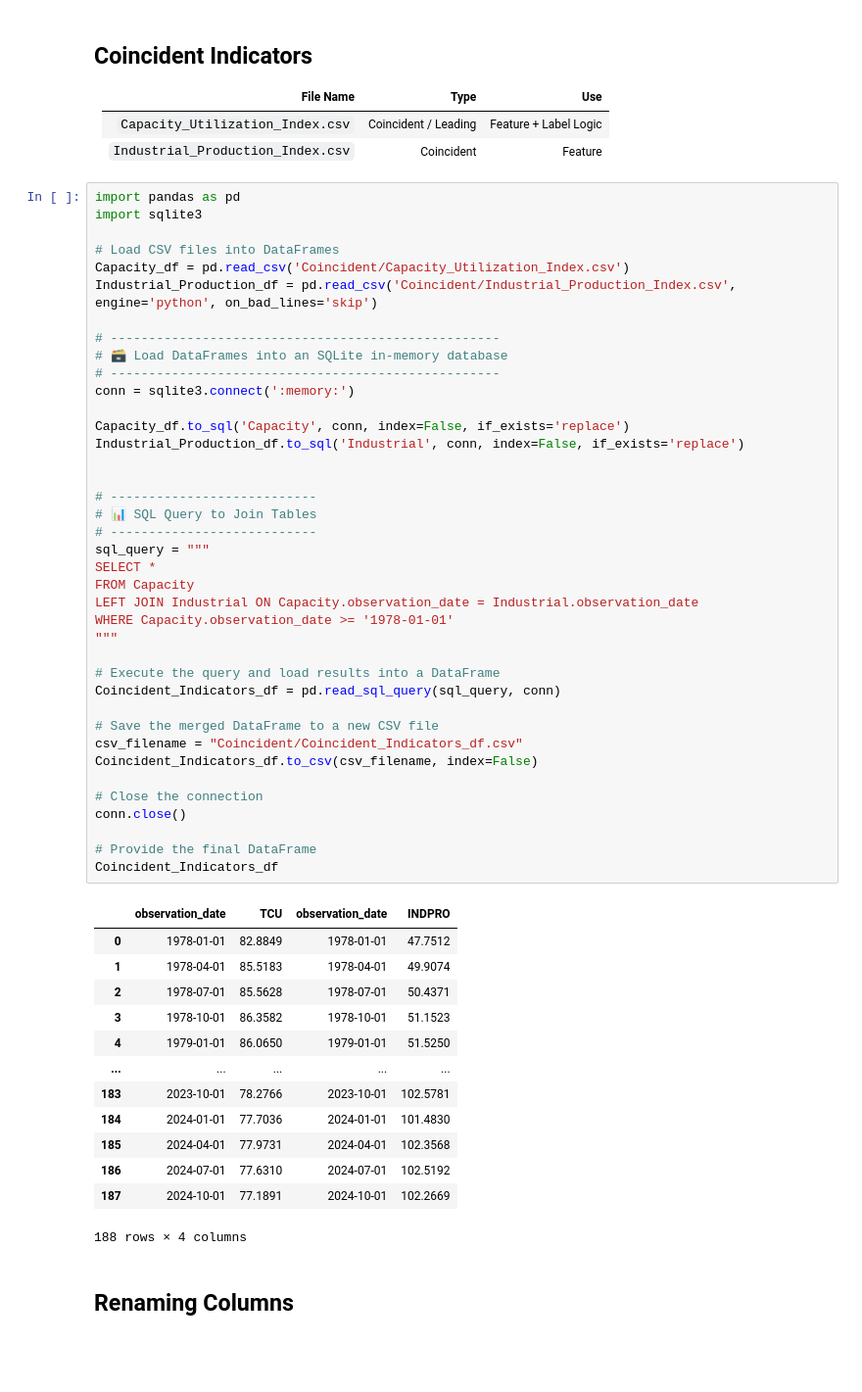
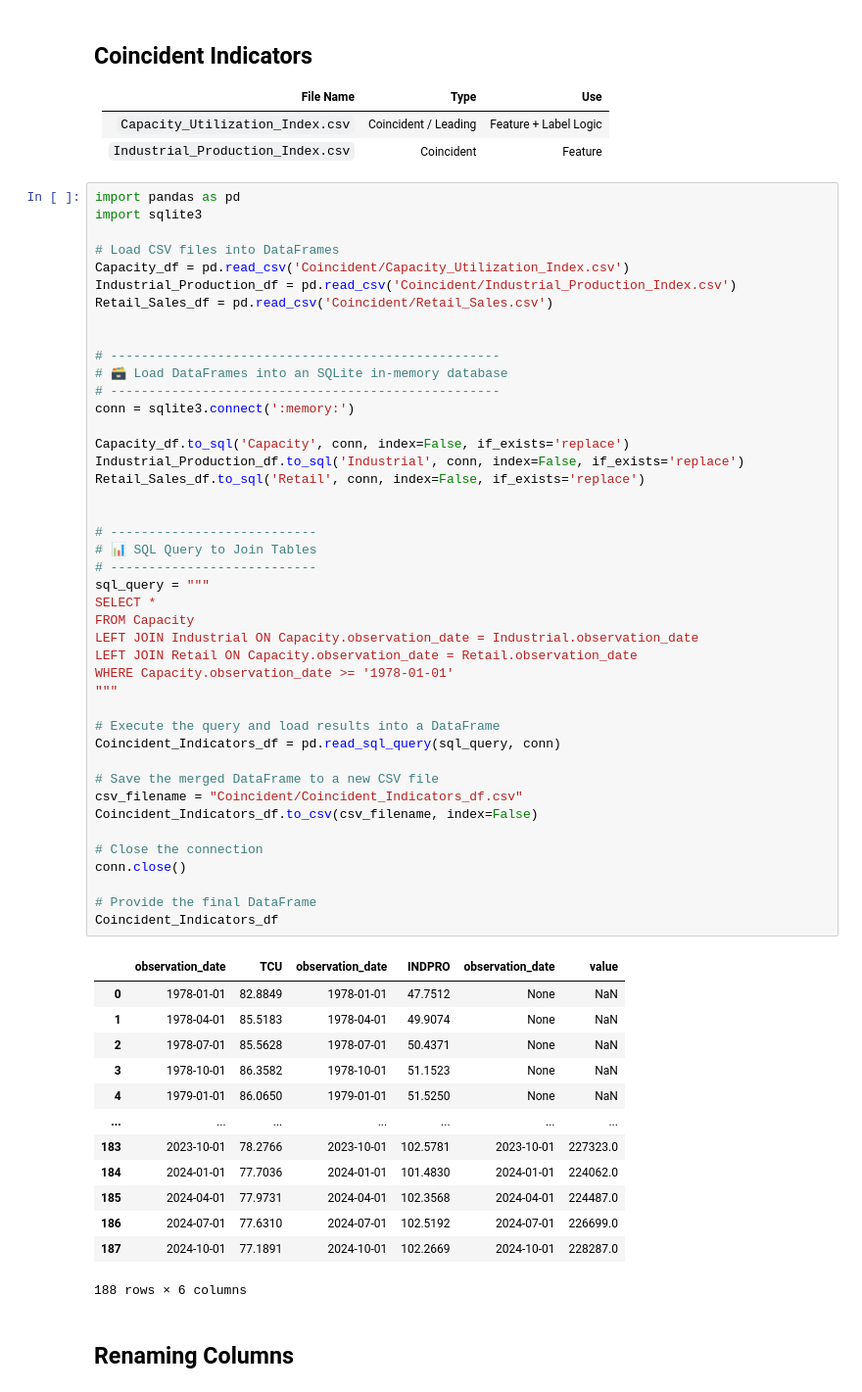
Before and after one commit to Makster04/FINAL_CAPSTONE_PROJECT, a Jupyter notebook: Notebook.ipynb, the cells around one changed output. Shown: that part at 98% size. Saved outputs shown, nothing was run; the diff lists cells and outputs as text; blank space fills up the shorter version.

```diff
--- a/Notebook.ipynb
+++ b/Notebook.ipynb
@@ -155,53 +191,57 @@ import sqlite3
 
 # Load CSV files into DataFrames
 Capacity_df = pd.read_csv('Coincident/Capacity_Utilization_Index.csv')
-Industrial_Production_df = pd.read_csv('Coincident/Industrial_Production_Index.csv', engine='python', on_bad_lines='skip')
+Industrial_Production_df = pd.read_csv('Coincident/Industrial_Production_Index.csv')
+Retail_Sales_df = pd.read_csv('Coincident/Retail_Sales.csv')
+
 
 # ---------------------------------------------------
 # 🗃️ Load DataFrames into an SQLite in-memory database
 # ---------------------------------------------------
 conn = sqlite3.connect(':memory:')
 
 Capacity_df.to_sql('Capacity', conn, index=False, if_exists='replace')
 Industrial_Production_df.to_sql('Industrial', conn, index=False, if_exists='replace')
+Retail_Sales_df.to_sql('Retail', conn, index=False, if_exists='replace')
 
 
 # ---------------------------
 # 📊 SQL Query to Join Tables
 # ---------------------------
 sql_query = """
 SELECT *
 FROM Capacity
 LEFT JOIN Industrial ON Capacity.observation_date = Industrial.observation_date
+LEFT JOIN Retail ON Capacity.observation_date = Retail.observation_date
 WHERE Capacity.observation_date >= '1978-01-01'
 """
 
 # Execute the query and load results into a DataFrame
 Coincident_Indicators_df = pd.read_sql_query(sql_query, conn)
 
 # Save the merged DataFrame to a new CSV file
 csv_filename = "Coincident/Coincident_Indicators_df.csv"
 Coincident_Indicators_df.to_csv(csv_filename, index=False)
 
 # Close the connection
 conn.close()
 
 # Provide the final DataFrame
 Coincident_Indicators_df
 # %% [output]
-|  | observation_date | TCU | observation_date | INDPRO |
-| 0 | 1978-01-01 | 82.8849 | 1978-01-01 | 47.7512 |
-| 1 | 1978-04-01 | 85.5183 | 1978-04-01 | 49.9074 |
-| 2 | 1978-07-01 | 85.5628 | 1978-07-01 | 50.4371 |
-| 3 | 1978-10-01 | 86.3582 | 1978-10-01 | 51.1523 |
-| 4 | 1979-01-01 | 86.0650 | 1979-01-01 | 51.5250 |
-| ... | ... | ... | ... | ... |
-| 183 | 2023-10-01 | 78.2766 | 2023-10-01 | 102.5781 |
-| 184 | 2024-01-01 | 77.7036 | 2024-01-01 | 101.4830 |
-| 185 | 2024-04-01 | 77.9731 | 2024-04-01 | 102.3568 |
-| 186 | 2024-07-01 | 77.6310 | 2024-07-01 | 102.5192 |
-| 187 | 2024-10-01 | 77.1891 | 2024-10-01 | 102.2669 |
+|  | observation_date | TCU | observation_date | INDPRO | observation_date | value |
+| 0 | 1978-01-01 | 82.8849 | 1978-01-01 | 47.7512 | None | NaN |
+| 1 | 1978-04-01 | 85.5183 | 1978-04-01 | 49.9074 | None | NaN |
+| 2 | 1978-07-01 | 85.5628 | 1978-07-01 | 50.4371 | None | NaN |
+| 3 | 1978-10-01 | 86.3582 | 1978-10-01 | 51.1523 | None | NaN |
+| 4 | 1979-01-01 | 86.0650 | 1979-01-01 | 51.5250 | None | NaN |
+| ... | ... | ... | ... | ... | ... | ... |
+| 183 | 2023-10-01 | 78.2766 | 2023-10-01 | 102.5781 | 2023-10-01 | 227323.0 |
+| 184 | 2024-01-01 | 77.7036 | 2024-01-01 | 101.4830 | 2024-01-01 | 224062.0 |
+| 185 | 2024-04-01 | 77.9731 | 2024-04-01 | 102.3568 | 2024-04-01 | 224487.0 |
+| 186 | 2024-07-01 | 77.6310 | 2024-07-01 | 102.5192 | 2024-07-01 | 226699.0 |
+| 187 | 2024-10-01 | 77.1891 | 2024-10-01 | 102.2669 | 2024-10-01 | 228287.0 |
-188 rows × 4 columns
+188 rows × 6 columns
 # %% [markdown]
 ## Renaming Columns
 # %%
```
Also changed, not shown: parts of 13 cells of this notebook, 20 other files.
